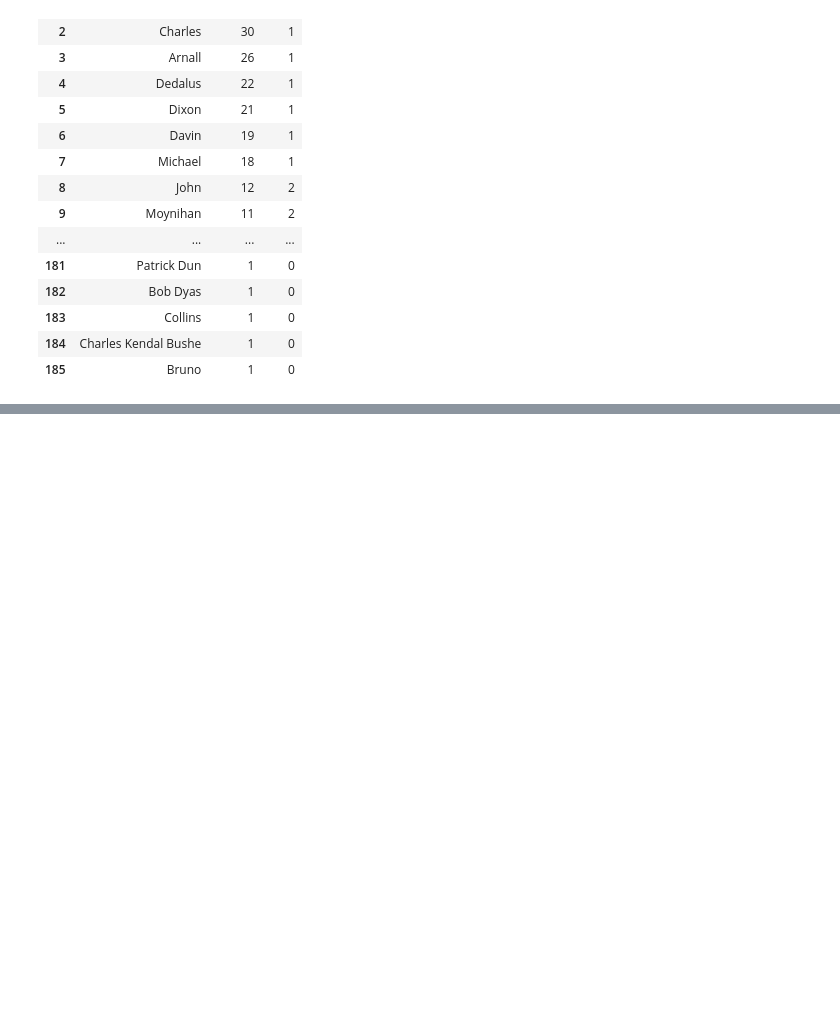
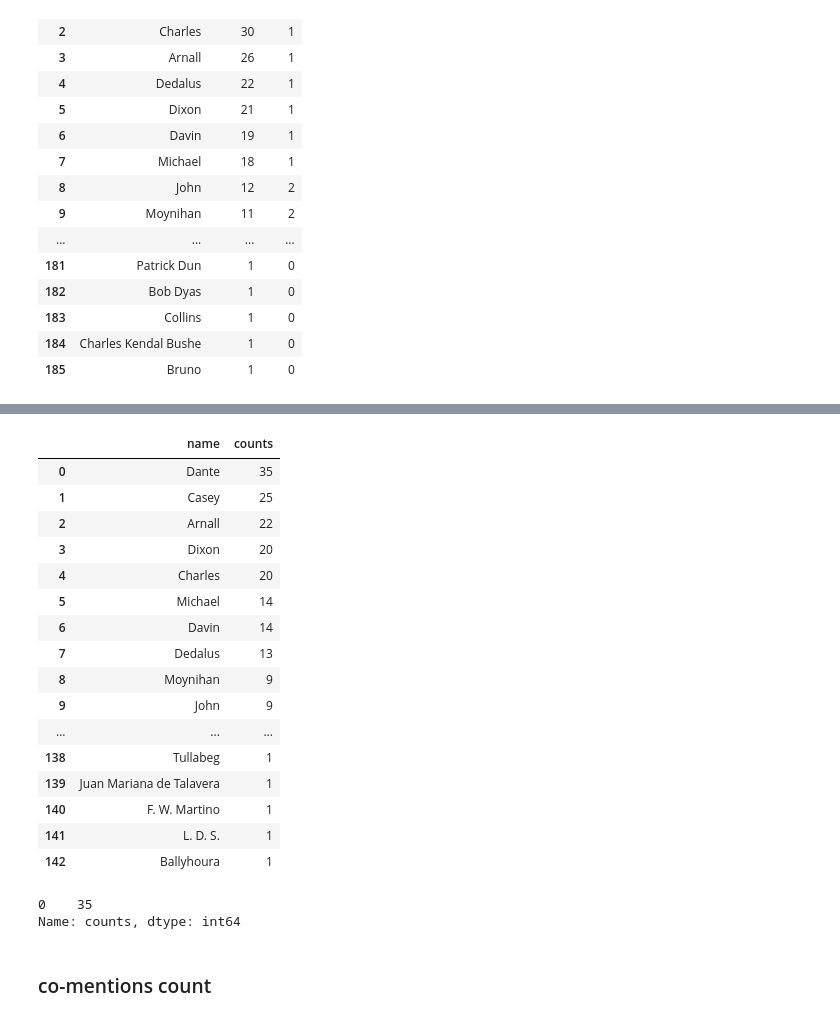
Before and after one commit to encoder-90/IdentricsSolution, a Jupyter notebook: Jupyter Notebook/Notebook Book Assignment.ipynb, the cells around one changed output, grey strips where cells are left out. Drawn from its saved outputs; the diff is of its cells as text; code cells hidden in the pictures; blank space fills up the shorter version.

```diff
--- a/Jupyter Notebook/Notebook Book Assignment.ipynb
+++ b/Jupyter Notebook/Notebook Book Assignment.ipynb
@@ -477,0 +429,3 @@ df_value_counts_reset
+# %%
+df_one_name = df_trimed.drop_duplicates(subset=['sentence_num'], keep=False).sort_values('sentence_num')
+df_one_name.shape
@@ -477,0 +448,29 @@ df_value_counts_reset
+# %%
+count_name = df_one_name['name'].value_counts()
+df_count_name = pd.DataFrame(count_name)
+df_count_name = df_count_name.reset_index()
+df_count_name.columns = ['name', 'counts']
+df_count_name
+# %% [output]
+|  | name | counts |
+| 0 | Dante | 35 |
+| 1 | Casey | 25 |
+| 2 | Arnall | 22 |
+| 3 | Dixon | 20 |
+| 4 | Charles | 20 |
+| 5 | Michael | 14 |
+| 6 | Davin | 14 |
+| 7 | Dedalus | 13 |
+| 8 | Moynihan | 9 |
+| 9 | John | 9 |
+| ... | ... | ... |
+| 138 | Tullabeg | 1 |
+| 139 | Juan Mariana de Talavera | 1 |
+| 140 | F. W. Martino | 1 |
+| 141 | L. D. S. | 1 |
+| 142 | Ballyhoura | 1 |
+# %%
+df_count_name.loc[df_count_name['name'] == 'Dante', 'counts']
+# %% [output]
+0    35
+Name: counts, dtype: int64
@@ -477,0 +479,2 @@ df_value_counts_reset
+# %% [markdown]
+### co-mentions count
```
Also changed, not shown: parts of 34 cells of this notebook.
